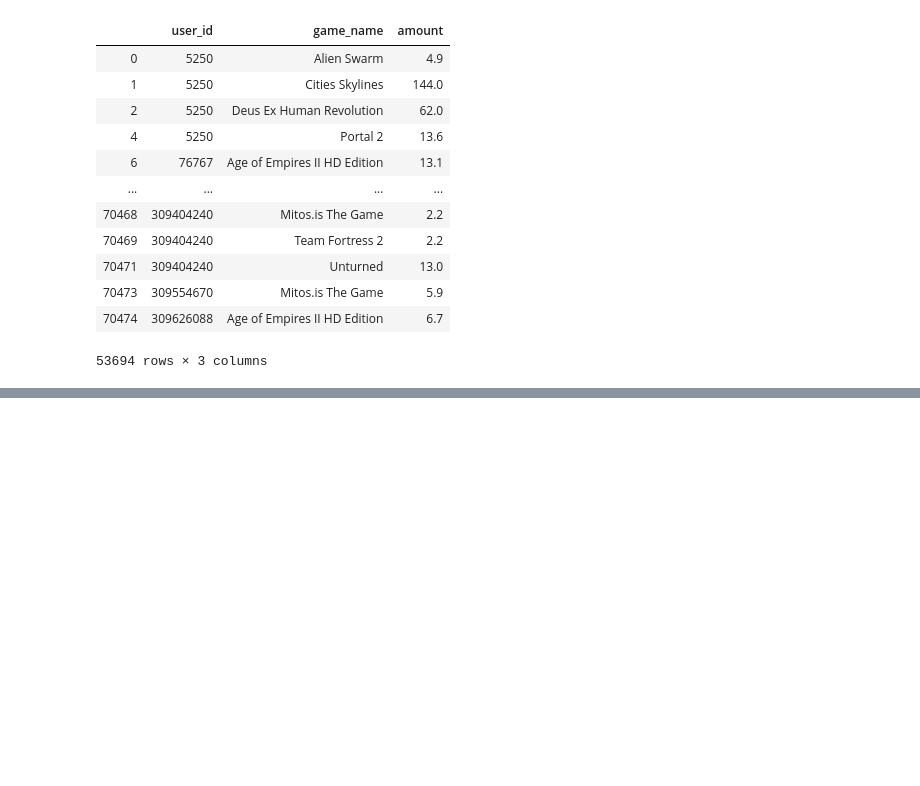
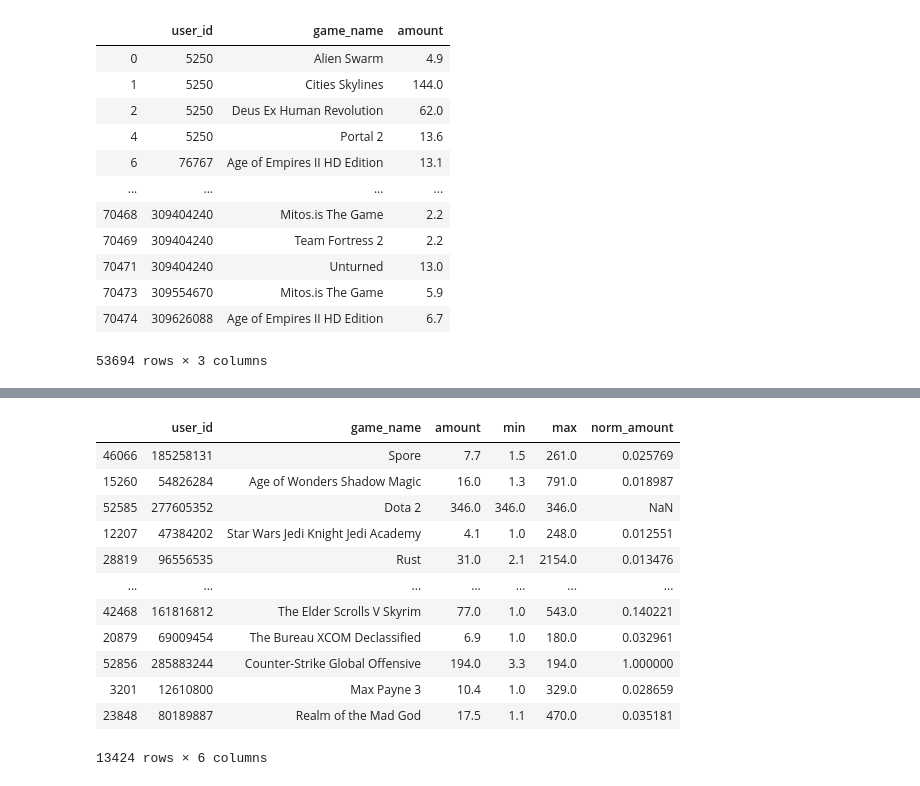
Before and after one commit to chris-gomes/steam-game-recommendations, a Jupyter notebook: Preprocessing.ipynb, the cells around one changed output, grey strips where cells are left out. Saved outputs shown, nothing was run; the diff lists cells and outputs as text; code cells hidden in the pictures; blank space fills up the shorter version.

Commit message:
added train and test split to preprocessing

```diff
--- a/Preprocessing.ipynb
+++ b/Preprocessing.ipynb
@@ -96,0 +99,18 @@ user_plays.drop(columns=['min', 'max'])
+# %%
+X_train, X_test = train_test_split(user_plays, test_size=0.25)
+# %%
+X_test
+# %% [output]
+|  | user_id | game_name | amount | min | max | norm_amount |
+| 46066 | 185258131 | Spore | 7.7 | 1.5 | 261.0 | 0.025769 |
+| 15260 | 54826284 | Age of Wonders Shadow Magic | 16.0 | 1.3 | 791.0 | 0.018987 |
+| 52585 | 277605352 | Dota 2 | 346.0 | 346.0 | 346.0 | NaN |
+| 12207 | 47384202 | Star Wars Jedi Knight Jedi Academy | 4.1 | 1.0 | 248.0 | 0.012551 |
+| 28819 | 96556535 | Rust | 31.0 | 2.1 | 2154.0 | 0.013476 |
+| ... | ... | ... | ... | ... | ... | ... |
+| 42468 | 161816812 | The Elder Scrolls V Skyrim | 77.0 | 1.0 | 543.0 | 0.140221 |
+| 20879 | 69009454 | The Bureau XCOM Declassified | 6.9 | 1.0 | 180.0 | 0.032961 |
+| 52856 | 285883244 | Counter-Strike Global Offensive | 194.0 | 3.3 | 194.0 | 1.000000 |
+| 3201 | 12610800 | Max Payne 3 | 10.4 | 1.0 | 329.0 | 0.028659 |
+| 23848 | 80189887 | Realm of the Mad God | 17.5 | 1.1 | 470.0 | 0.035181 |
+13424 rows × 6 columns
```
Also changed, not shown: parts of 3 cells of this notebook, 2 other files.
